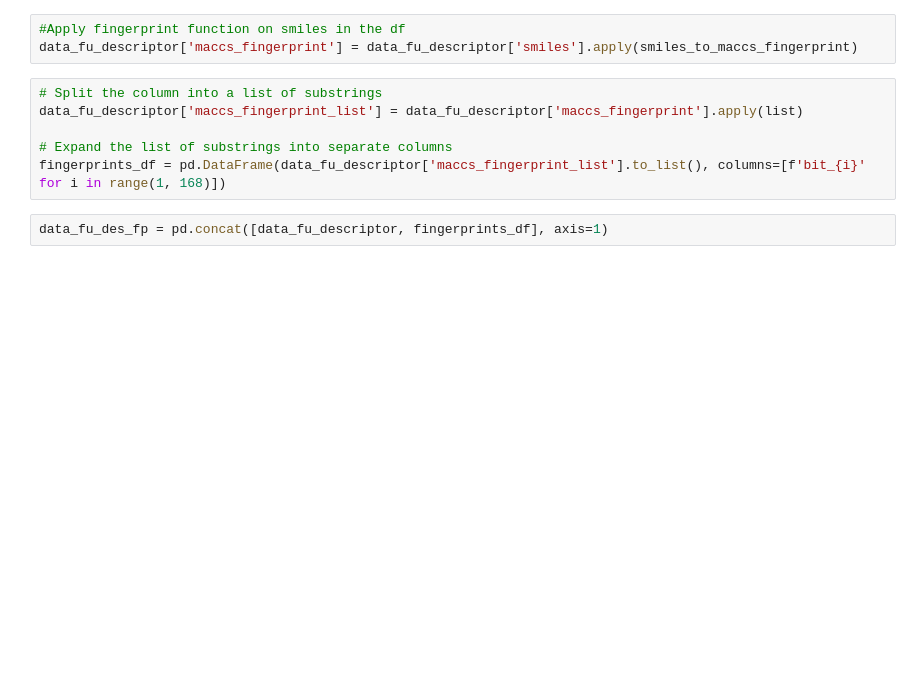
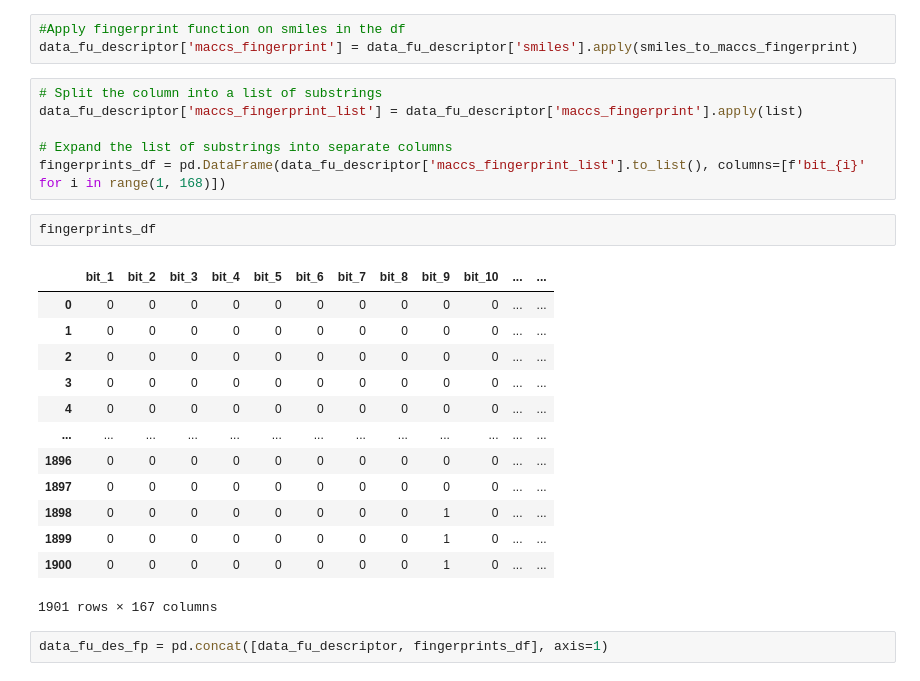
Before and after one commit to davidmandia/Bioinformatics-project---AI-, a Jupyter notebook: Project.ipynb, the cells around one changed output. Drawn from its saved outputs; the diff is of its cells as text; blank space fills up the shorter version.

Commit message:
integrated finger

```diff
--- a/Project.ipynb
+++ b/Project.ipynb
@@ -112,5 +114,21 @@ data_fu_descriptor['maccs_fingerprint_list'] = data_fu_descriptor['maccs_fingerp
 
 # Expand the list of substrings into separate columns
 fingerprints_df = pd.DataFrame(data_fu_descriptor['maccs_fingerprint_list'].to_list(), columns=[f'bit_{i}' for i in range(1, 168)])
+# %%
+fingerprints_df
+# %% [output]
+|  | bit_1 | bit_2 | bit_3 | bit_4 | bit_5 | bit_6 | bit_7 | bit_8 | bit_9 | bit_10 | ... | ... |
+| 0 | 0 | 0 | 0 | 0 | 0 | 0 | 0 | 0 | 0 | 0 | ... | ... |
+| 1 | 0 | 0 | 0 | 0 | 0 | 0 | 0 | 0 | 0 | 0 | ... | ... |
+| 2 | 0 | 0 | 0 | 0 | 0 | 0 | 0 | 0 | 0 | 0 | ... | ... |
+| 3 | 0 | 0 | 0 | 0 | 0 | 0 | 0 | 0 | 0 | 0 | ... | ... |
+| 4 | 0 | 0 | 0 | 0 | 0 | 0 | 0 | 0 | 0 | 0 | ... | ... |
+| ... | ... | ... | ... | ... | ... | ... | ... | ... | ... | ... | ... | ... |
+| 1896 | 0 | 0 | 0 | 0 | 0 | 0 | 0 | 0 | 0 | 0 | ... | ... |
+| 1897 | 0 | 0 | 0 | 0 | 0 | 0 | 0 | 0 | 0 | 0 | ... | ... |
+| 1898 | 0 | 0 | 0 | 0 | 0 | 0 | 0 | 0 | 1 | 0 | ... | ... |
+| 1899 | 0 | 0 | 0 | 0 | 0 | 0 | 0 | 0 | 1 | 0 | ... | ... |
+| 1900 | 0 | 0 | 0 | 0 | 0 | 0 | 0 | 0 | 1 | 0 | ... | ... |
+1901 rows × 167 columns
 # %%
 data_fu_des_fp = pd.concat([data_fu_descriptor, fingerprints_df], axis=1)
```
Also changed, not shown: parts of 18 cells of this notebook.
